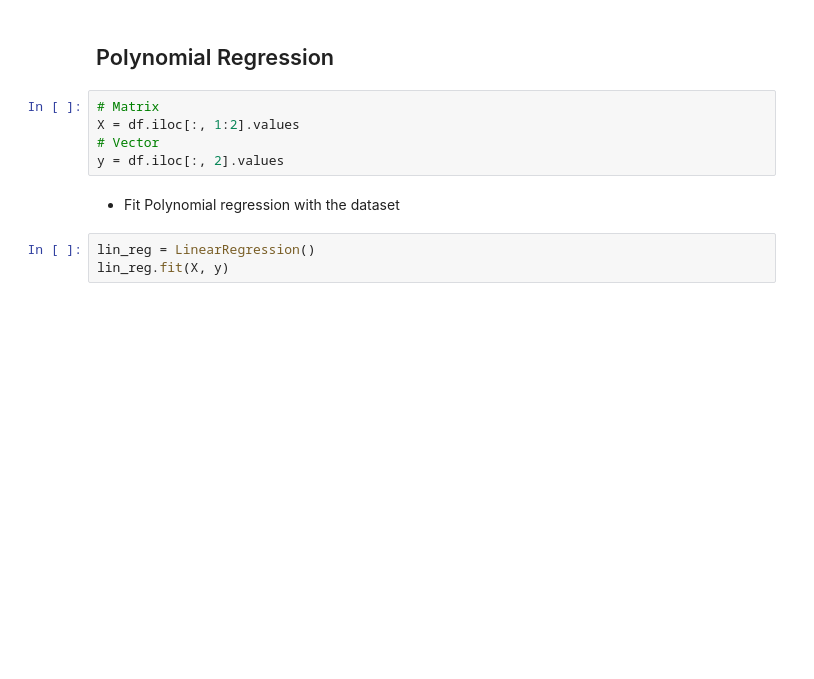
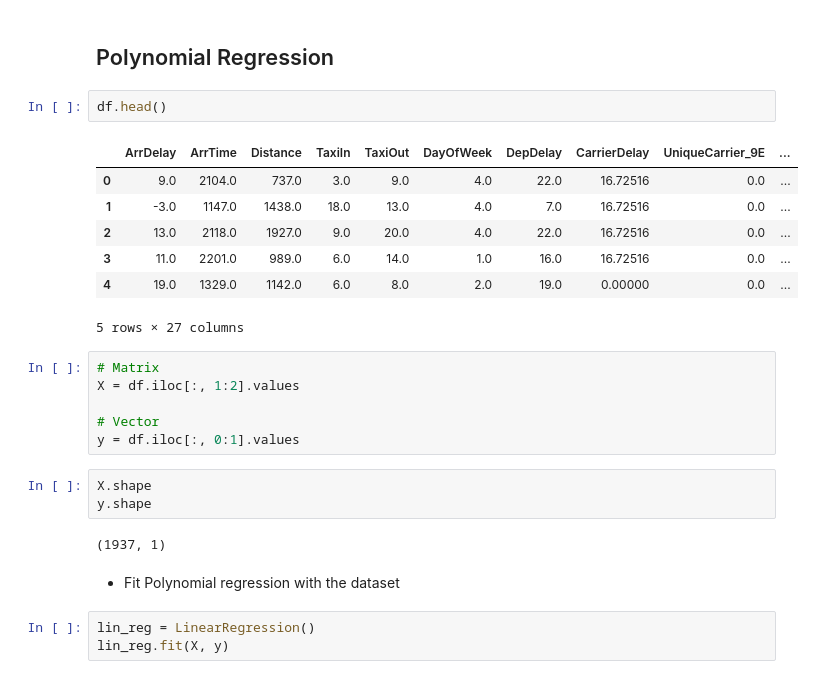
Before and after one commit to jesussantana/Supervised-Regression, a Jupyter notebook: notebooks/Sprint_12_Supevised_Regression.ipynb, the cells around one changed output. Saved outputs shown, nothing was run; the diff lists cells and outputs as text; blank space fills up the shorter version.

```diff
--- a/notebooks/Sprint_12_Supevised_Regression.ipynb
+++ b/notebooks/Sprint_12_Supevised_Regression.ipynb
@@ -111,10 +262,26 @@ X_Modeled = backwardElimination(X_opt, SL)
 # %% [markdown]
 ## Polynomial Regression
+# %%
+df.head()
+# %% [output]
+|  | ArrDelay | ArrTime | Distance | TaxiIn | TaxiOut | DayOfWeek | DepDelay | CarrierDelay | UniqueCarrier_9E | ... |
+| 0 | 9.0 | 2104.0 | 737.0 | 3.0 | 9.0 | 4.0 | 22.0 | 16.72516 | 0.0 | ... |
+| 1 | -3.0 | 1147.0 | 1438.0 | 18.0 | 13.0 | 4.0 | 7.0 | 16.72516 | 0.0 | ... |
+| 2 | 13.0 | 2118.0 | 1927.0 | 9.0 | 20.0 | 4.0 | 22.0 | 16.72516 | 0.0 | ... |
+| 3 | 11.0 | 2201.0 | 989.0 | 6.0 | 14.0 | 1.0 | 16.0 | 16.72516 | 0.0 | ... |
+| 4 | 19.0 | 1329.0 | 1142.0 | 6.0 | 8.0 | 2.0 | 19.0 | 0.00000 | 0.0 | ... |
+5 rows × 27 columns
 # %%
 # Matrix
 X = df.iloc[:, 1:2].values
+
 # Vector
-y = df.iloc[:, 2].values
+y = df.iloc[:, 0:1].values
+# %%
+X.shape
+y.shape
+# %% [output]
+(1937, 1)
 # %% [markdown]
 - Fit Polynomial regression with the dataset
 # %%
```
Also changed, not shown: parts of 24 cells of this notebook.
